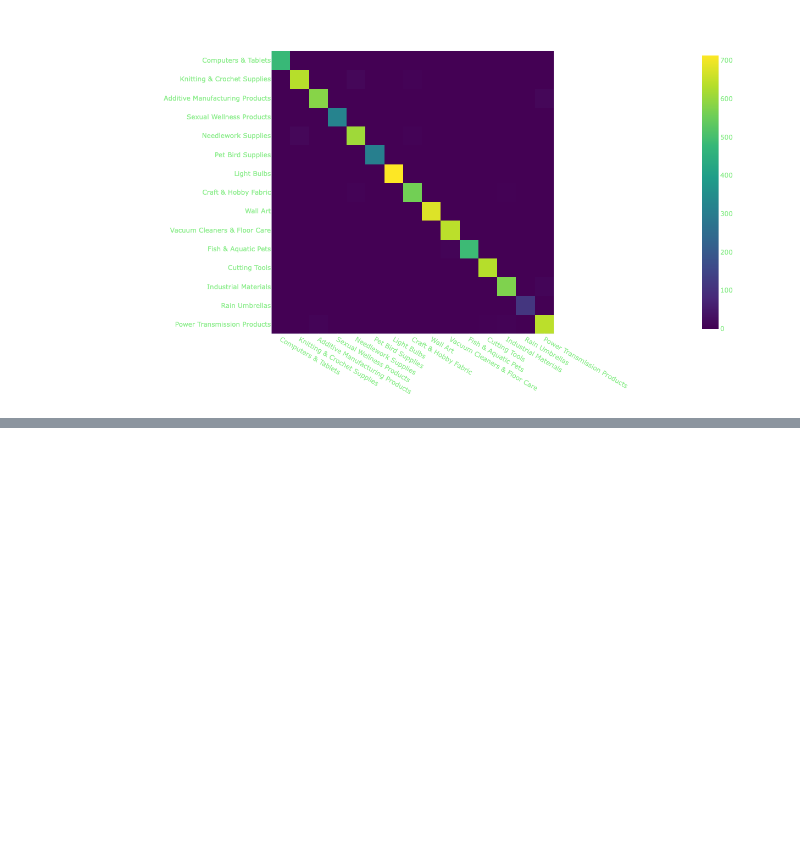
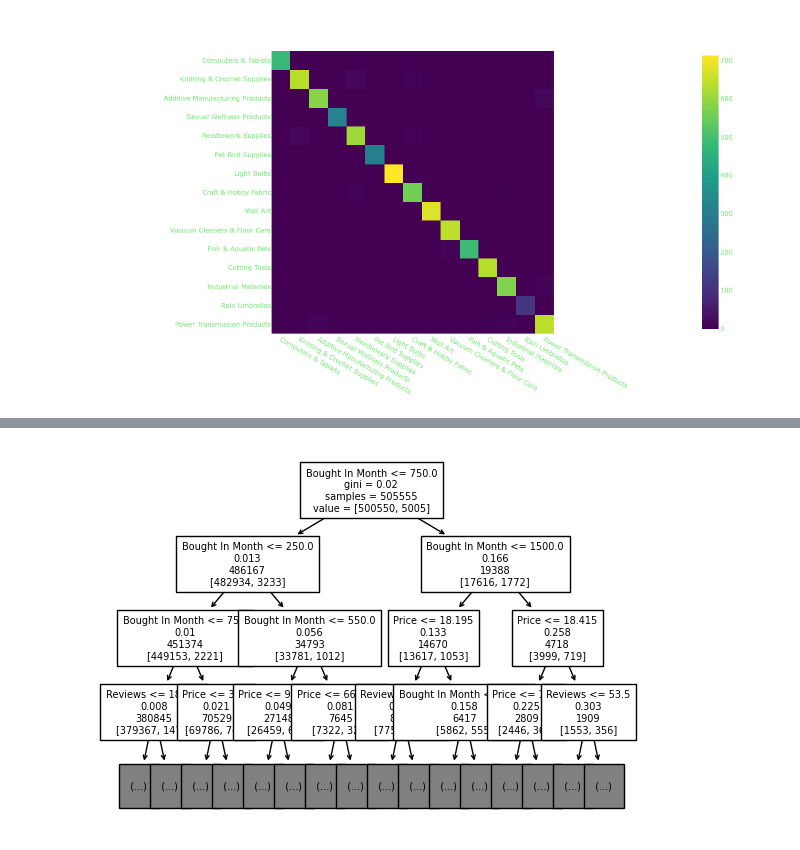
Before and after one commit to CUBoulder-DS/CSCI-5622, a Jupyter notebook: src/Bayes DT.ipynb, the cells around one changed output, grey strips where cells are left out. Cells and saved outputs as stored; diff of their text form; code cells hidden in the pictures; blank space fills up the shorter version.

```diff
--- a/src/Bayes DT.ipynb
+++ b/src/Bayes DT.ipynb
@@ -276,0 +391,6 @@ Index(['Stars', 'Reviews', 'Price', 'List Price', 'Bought In Month'], dtype='obj
+# %%
+plt.figure()
+plot_tree(dtClass, label="root", max_depth=3, fontsize=7, feature_names=dtClass.feature_names_in_)
+plt.show()
+# %% [output]
+[figure, added]
```
Also changed, not shown: parts of 21 cells of this notebook, 21 other files.
